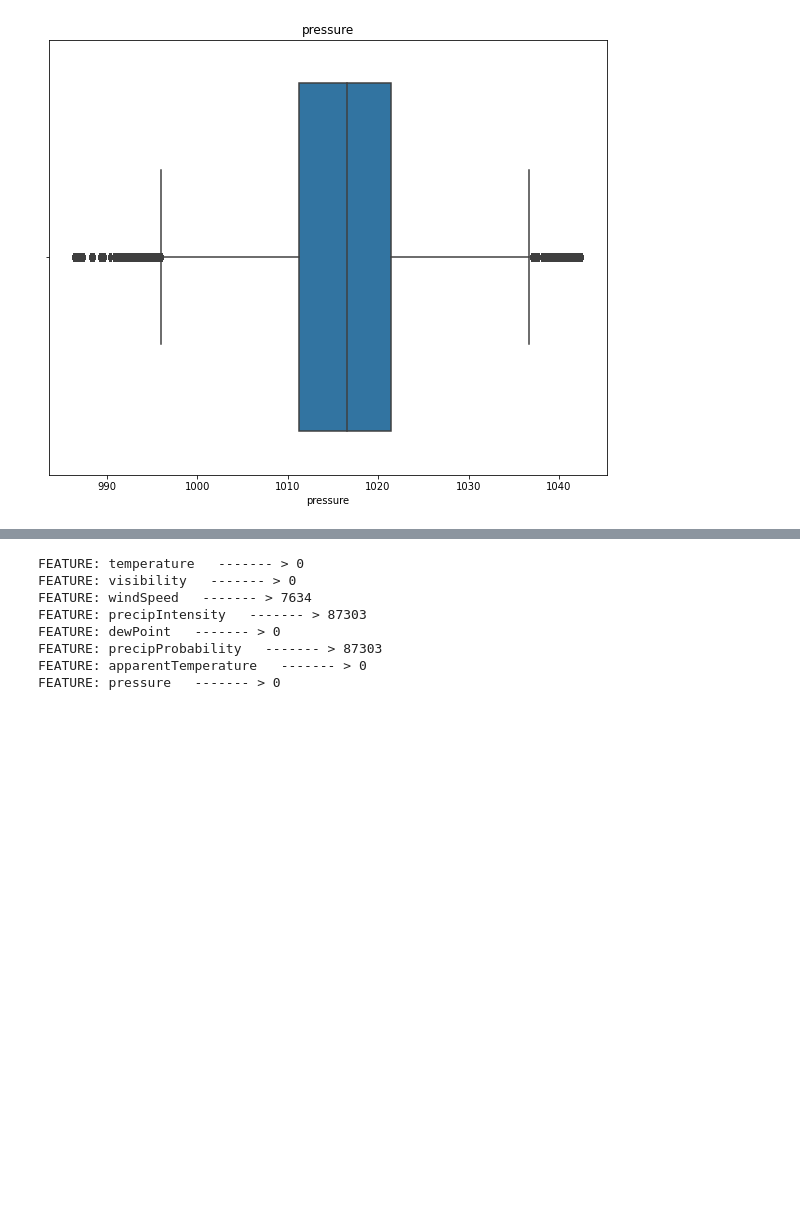
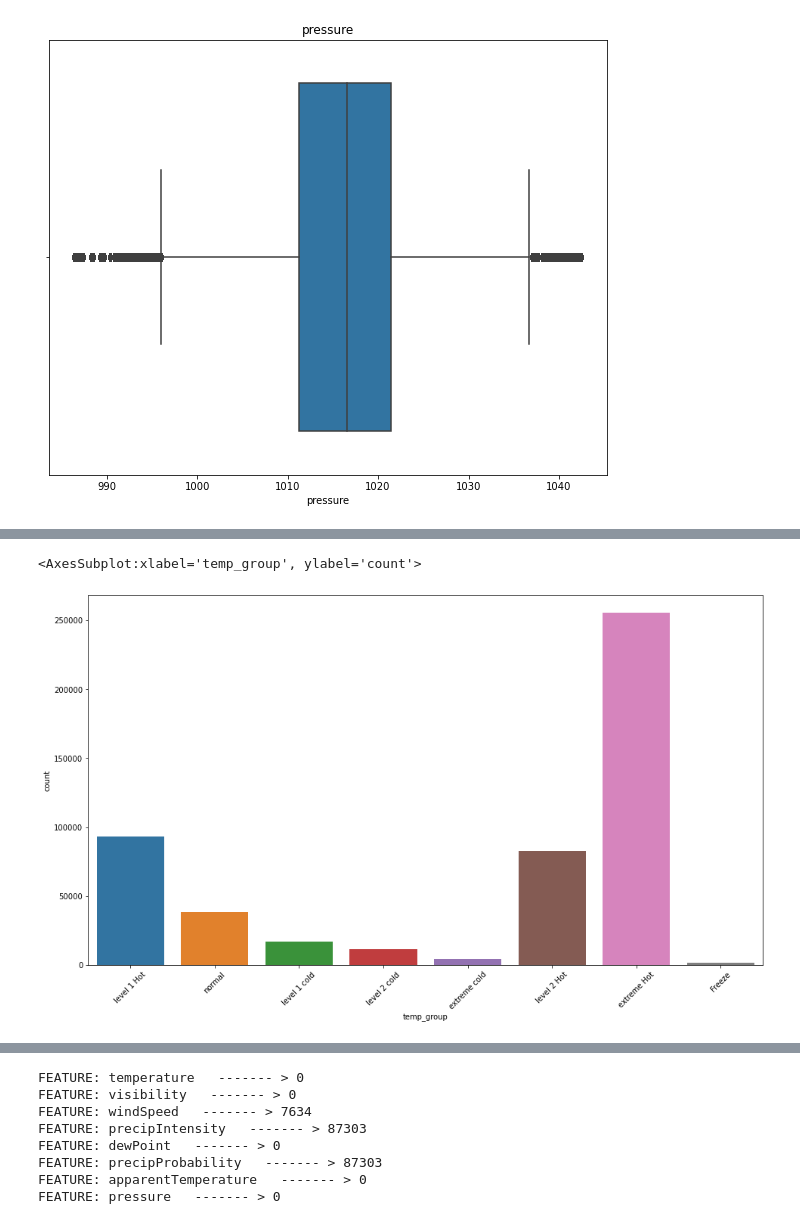
Before and after one commit to blackhat-coder/IoT-DataAnalysis, a Jupyter notebook: iot_dev.ipynb, the cells around one changed output, grey strips where cells are left out. Drawn from its saved outputs; the diff is of its cells as text; code cells hidden in the pictures; blank space fills up the shorter version.

```diff
--- a/iot_dev.ipynb
+++ b/iot_dev.ipynb
@@ -357,0 +434,7 @@ for j in num_weather:
+# %%
+plt.subplots(figsize=(16, 9))
+plt.xticks(rotation=45)
+sns.countplot(data=data, x='temp_group')
+# %% [output]
+<AxesSubplot:xlabel='temp_group', ylabel='count'>
+[figure, added]
```
Also changed, not shown: parts of 14 cells of this notebook.
